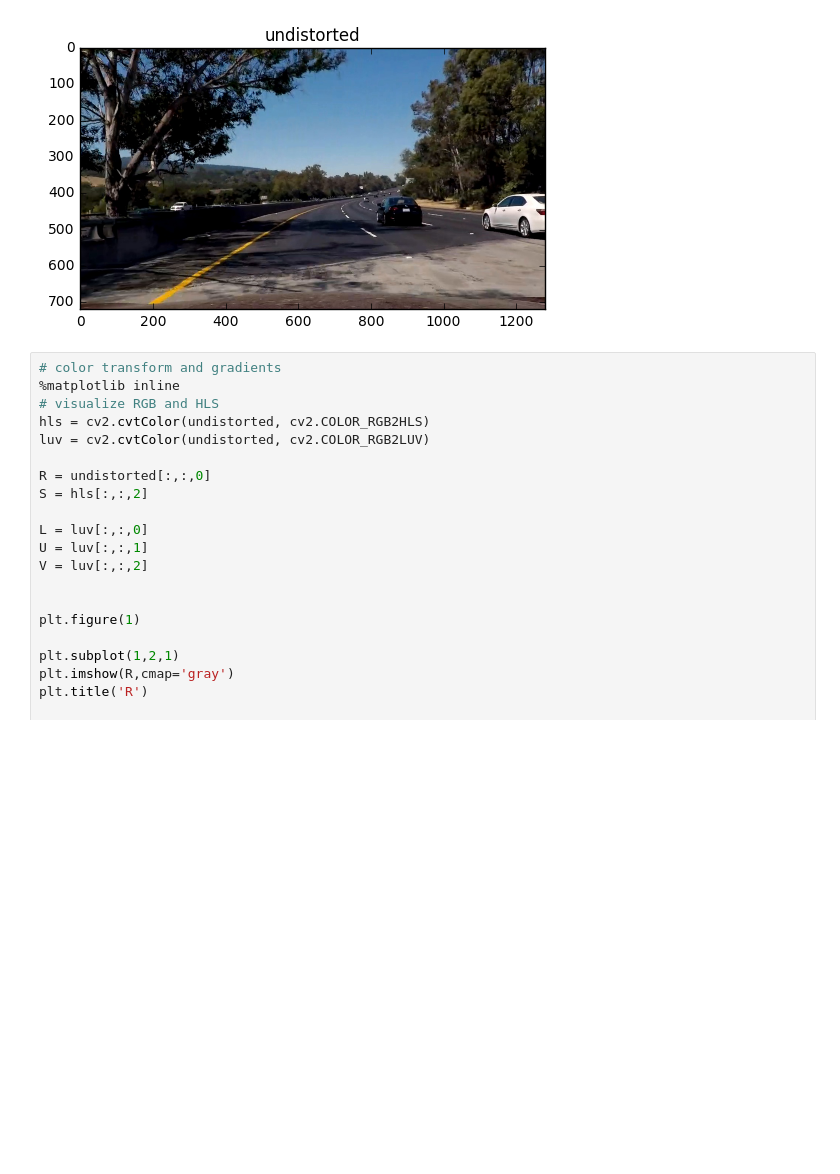
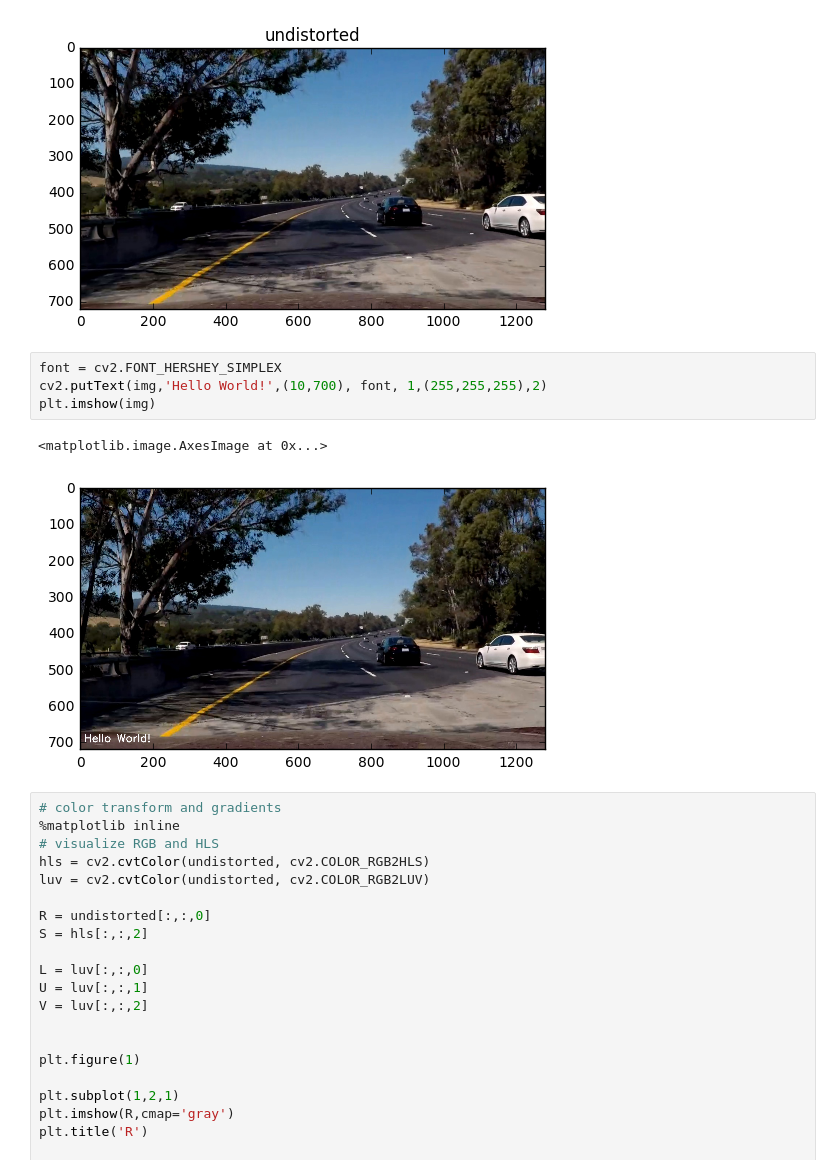
Before and after one commit to xysun/CarND-AdvancedLaneFinding-P4, a Jupyter notebook: P4 playground.ipynb, the cells around one changed output. Cells and saved outputs as stored; diff of their text form; blank space fills up the shorter version.

```diff
--- a/P4 playground.ipynb
+++ b/P4 playground.ipynb
@@ -102,6 +102,13 @@ plt.show()
 # %% [output]
 [figure]
 [figure]
+# %%
+font = cv2.FONT_HERSHEY_SIMPLEX
+cv2.putText(img,'Hello World!',(10,700), font, 1,(255,255,255),2)
+plt.imshow(img)
+# %% [output]
+<matplotlib.image.AxesImage at 0x...>
+[figure, added]
 # %%
 # color transform and gradients
 %matplotlib inline
```
